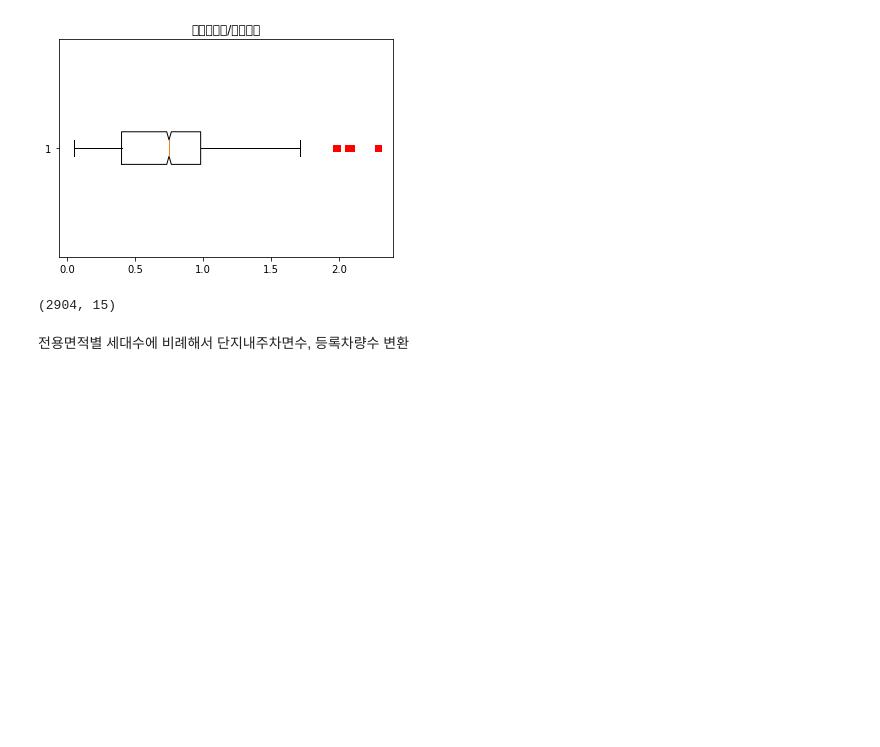
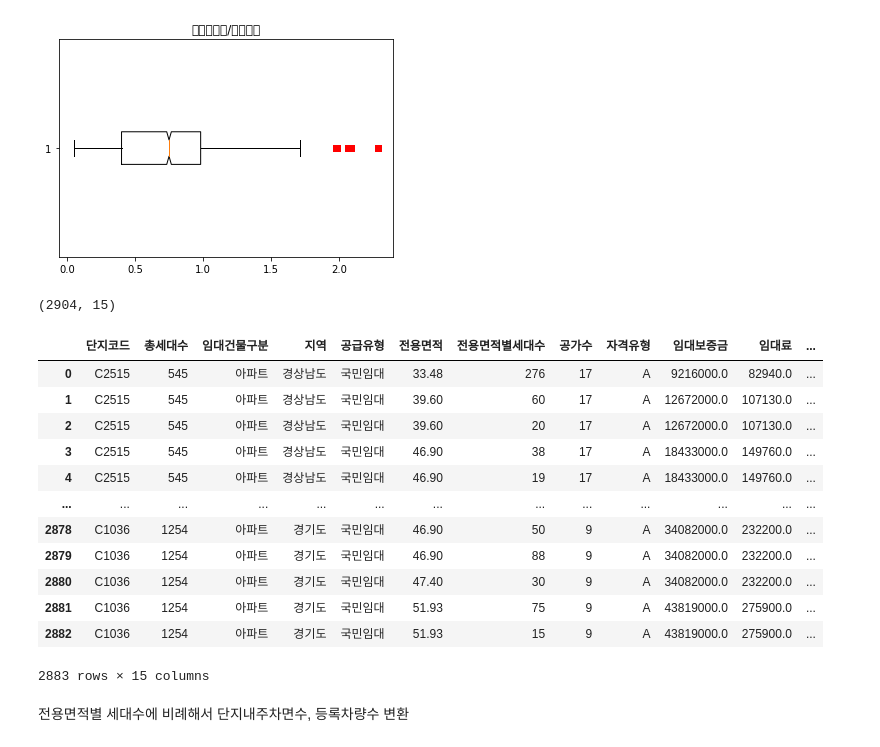
Before and after one commit to gogooma9/-_of_park, a Jupyter notebook: gogooma9/rf.ipynb, the cells around one changed output. Drawn from its saved outputs; the diff is of its cells as text; code cells hidden in the pictures; blank space fills up the shorter version.

```diff
--- a/gogooma9/rf.ipynb
+++ b/gogooma9/rf.ipynb
@@ -246,22 +246,40 @@ train.shape
 # %% [output]
 (2904, 15)
 # %%
-# # 아웃라이어 제거
+# 아웃라이어 제거
 
-# def get_outlier(data, weight=1.5):
-#     quantile_25 = np.percentile(tm_train.values, 25)
-#     quantile_75 = np.percentile(tm_train.values, 75)
+def get_outlier(data, weight=1.5):
+    quantile_25 = np.percentile(tm_train.values, 25)
+    quantile_75 = np.percentile(tm_train.values, 75)
 
-#     IQR = quantile_75 - quantile_25
-#     IQR_weight = IQR*weight
+    IQR = quantile_75 - quantile_25
+    IQR_weight = IQR*weight
 
-#     lowest = quantile_25 - IQR_weight
-#     highest = quantile_75 + IQR_weight
+    lowest = quantile_25 - IQR_weight
+    highest = quantile_75 + IQR_weight
 
-#     outlier_idx = tm_train[ (tm_train < lowest) | (tm_train > highest) ].index
-#     return outlier_idx
+    outlier_idx = tm_train[ (tm_train < lowest) | (tm_train > highest) ].index
+    return outlier_idx
 
 
-# outlier_idx = get_outlier(train, weight=1.5)
-# train.drop(outlier_idx, axis=0, inplace=True)
-# train
+outlier_idx = get_outlier(train, weight=1.5)
+train.drop(outlier_idx, axis=0, inplace=True)
+
+# 인덱스 재설정해서 빈 인덱스 채움
+train.reset_index(drop = True, inplace=True)
+
+train
+# %% [output]
+|  | 단지코드 | 총세대수 | 임대건물구분 | 지역 | 공급유형 | 전용면적 | 전용면적별세대수 | 공가수 | 자격유형 | 임대보증금 | 임대료 | ... |
+| 0 | C2515 | 545 | 아파트 | 경상남도 | 국민임대 | 33.48 | 276 | 17 | A | 9216000.0 | 82940.0 | ... |
+| 1 | C2515 | 545 | 아파트 | 경상남도 | 국민임대 | 39.60 | 60 | 17 | A | 12672000.0 | 107130.0 | ... |
+| 2 | C2515 | 545 | 아파트 | 경상남도 | 국민임대 | 39.60 | 20 | 17 | A | 12672000.0 | 107130.0 | ... |
+| 3 | C2515 | 545 | 아파트 | 경상남도 | 국민임대 | 46.90 | 38 | 17 | A | 18433000.0 | 149760.0 | ... |
+| 4 | C2515 | 545 | 아파트 | 경상남도 | 국민임대 | 46.90 | 19 | 17 | A | 18433000.0 | 149760.0 | ... |
+| ... | ... | ... | ... | ... | ... | ... | ... | ... | ... | ... | ... | ... |
+| 2878 | C1036 | 1254 | 아파트 | 경기도 | 국민임대 | 46.90 | 50 | 9 | A | 34082000.0 | 232200.0 | ... |
+| 2879 | C1036 | 1254 | 아파트 | 경기도 | 국민임대 | 46.90 | 88 | 9 | A | 34082000.0 | 232200.0 | ... |
+| 2880 | C1036 | 1254 | 아파트 | 경기도 | 국민임대 | 47.40 | 30 | 9 | A | 34082000.0 | 232200.0 | ... |
+| 2881 | C1036 | 1254 | 아파트 | 경기도 | 국민임대 | 51.93 | 75 | 9 | A | 43819000.0 | 275900.0 | ... |
+| 2882 | C1036 | 1254 | 아파트 | 경기도 | 국민임대 | 51.93 | 15 | 9 | A | 43819000.0 | 275900.0 | ... |
+2883 rows × 15 columns
```
Also changed, not shown: parts of 24 cells of this notebook.
